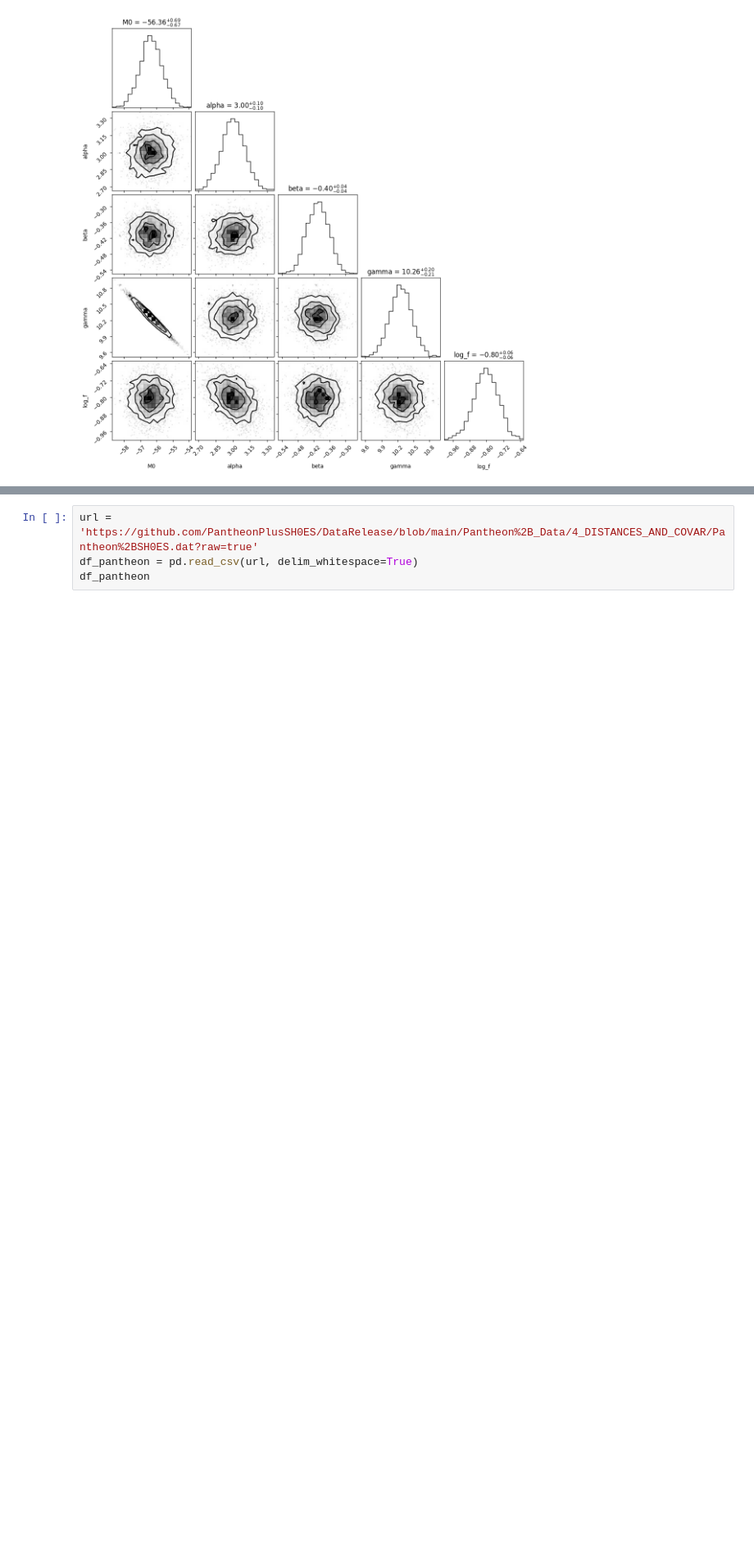
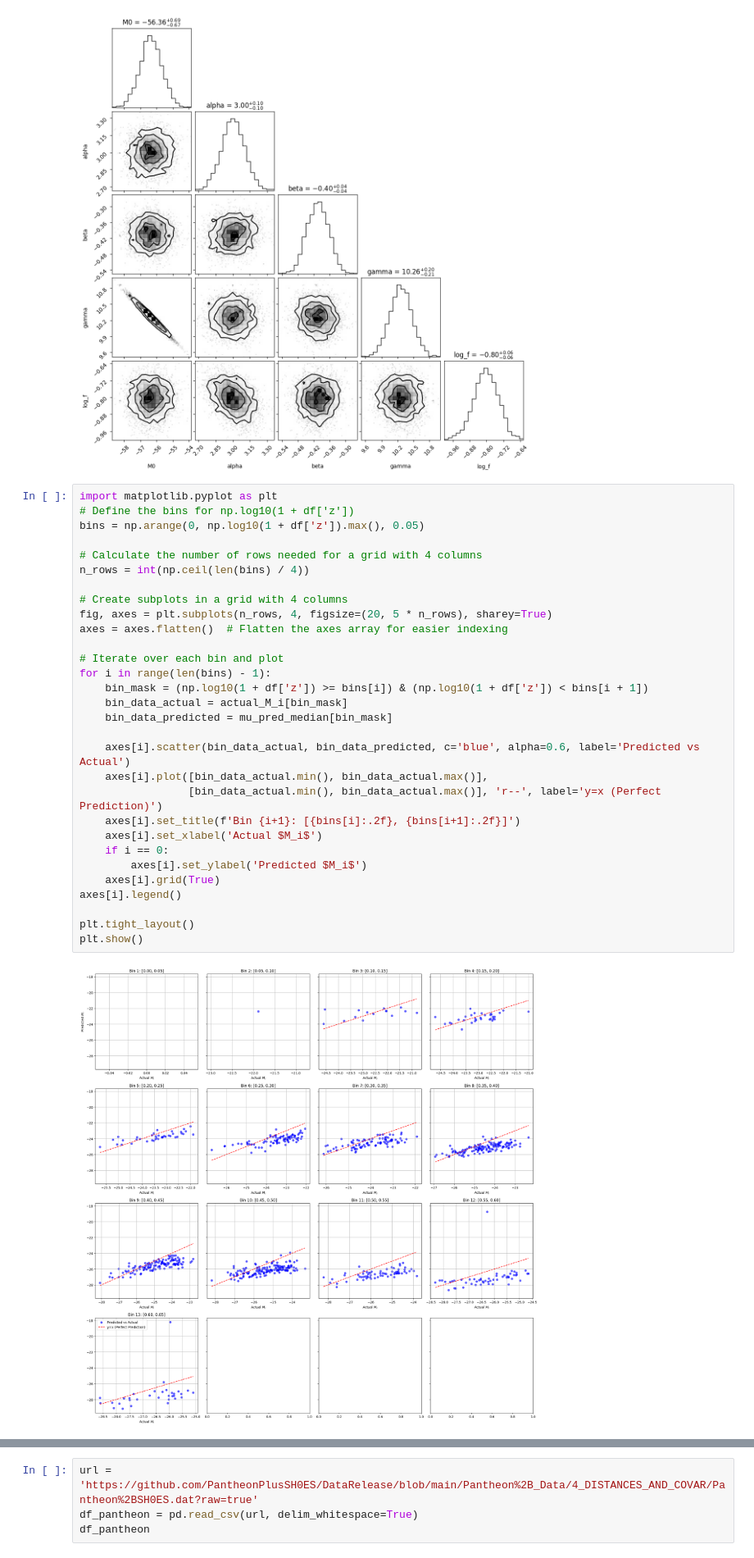
Before and after one commit to dutra/qvc, a Jupyter notebook: tutorials/hubble_diagram.ipynb, the cells around one changed output, grey strips where cells are left out. Shown at 82% size. Drawn from its saved outputs; the diff is of its cells as text; blank space fills up the shorter version.

Commit message:
Updated hubble diagram

```diff
--- a/tutorials/hubble_diagram.ipynb
+++ b/tutorials/hubble_diagram.ipynb
@@ -199,6 +209,38 @@ data = np.vstack([posterior_samples[key] for key in posterior_samples.keys()]).T
 fig = corner.corner(data, labels=list(posterior_samples.keys()), show_titles=True)
 # %% [output]
 [figure]
+# %%
+import matplotlib.pyplot as plt
+# Define the bins for np.log10(1 + df['z'])
+bins = np.arange(0, np.log10(1 + df['z']).max(), 0.05)
+
+# Calculate the number of rows needed for a grid with 4 columns
+n_rows = int(np.ceil(len(bins) / 4))
+
+# Create subplots in a grid with 4 columns
+fig, axes = plt.subplots(n_rows, 4, figsize=(20, 5 * n_rows), sharey=True)
+axes = axes.flatten()  # Flatten the axes array for easier indexing
+
+# Iterate over each bin and plot
+for i in range(len(bins) - 1):
+    bin_mask = (np.log10(1 + df['z']) >= bins[i]) & (np.log10(1 + df['z']) < bins[i + 1])
+    bin_data_actual = actual_M_i[bin_mask]
+    bin_data_predicted = mu_pred_median[bin_mask]
+
+    axes[i].scatter(bin_data_actual, bin_data_predicted, c='blue', alpha=0.6, label='Predicted vs Actual')
+    axes[i].plot([bin_data_actual.min(), bin_data_actual.max()],
+                 [bin_data_actual.min(), bin_data_actual.max()], 'r--', label='y=x (Perfect Prediction)')
+    axes[i].set_title(f'Bin {i+1}: [{bins[i]:.2f}, {bins[i+1]:.2f}]')
+    axes[i].set_xlabel('Actual $M_i$')
+    if i == 0:
+        axes[i].set_ylabel('Predicted $M_i$')
+    axes[i].grid(True)
+axes[i].legend()
+
+plt.tight_layout()
+plt.show()
+# %% [output]
+[figure, added]
 # %%
 import matplotlib.pyplot as plt
 
```
Also changed, not shown: parts of 6 cells of this notebook.
